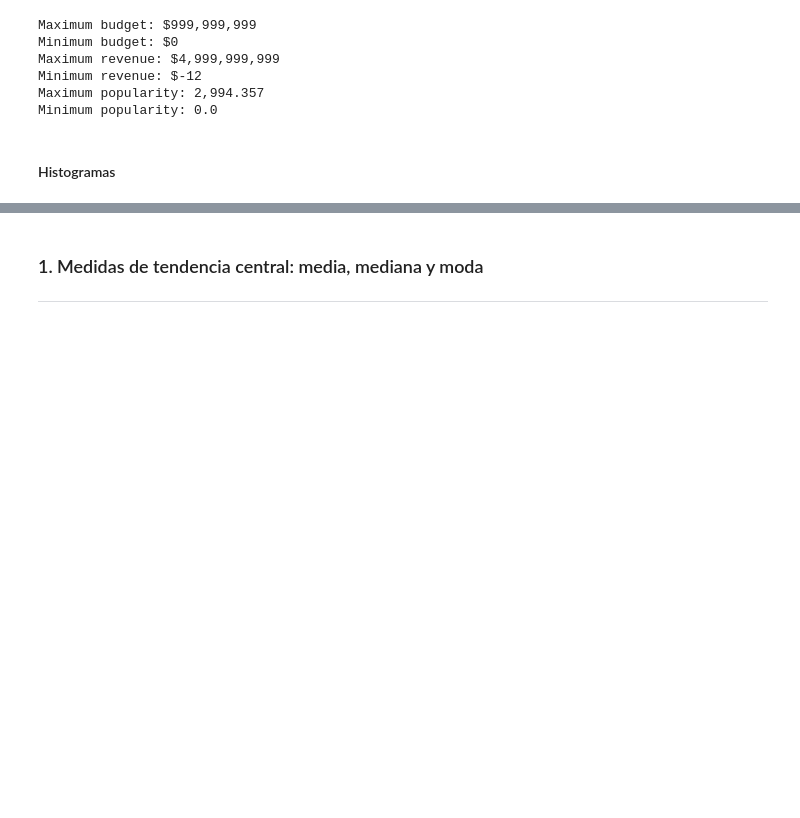
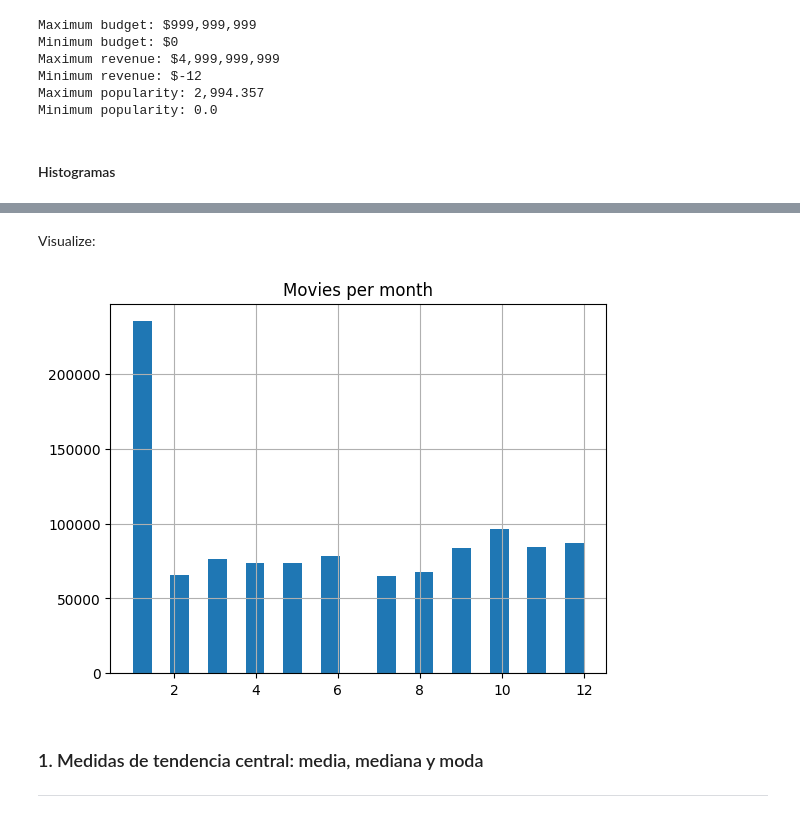
Before and after one commit to natonnelier/tmdb_movies_data_analysis, a Jupyter notebook: EDA_movies.ipynb, the cells around one changed output, grey strips where cells are left out. Saved outputs shown, nothing was run; the diff lists cells and outputs as text; code cells hidden in the pictures; blank space fills up the shorter version.

Commit message:
zero values replaced + movies p/month

```diff
--- a/EDA_movies.ipynb
+++ b/EDA_movies.ipynb
@@ -235,3 +252,14 @@ plt.show()
+# %%
+movies['release_date'] = pd.to_datetime(movies['release_date'], errors='coerce')
+# %% [markdown]
+Visualize:
+# %%
+movies['release_month'] = movies['release_date'].dt.month
+ax = movies['release_month'].hist(bins=24)
+ax.set_title('Movies per month')
+plt.show()
+# %% [output]
+[figure, added]
 # %% [markdown]
 ### 1. Medidas de tendencia central: media, mediana y moda
 <hr style="border:1px solid gray">
```
Also changed, not shown: parts of 11 cells of this notebook.
